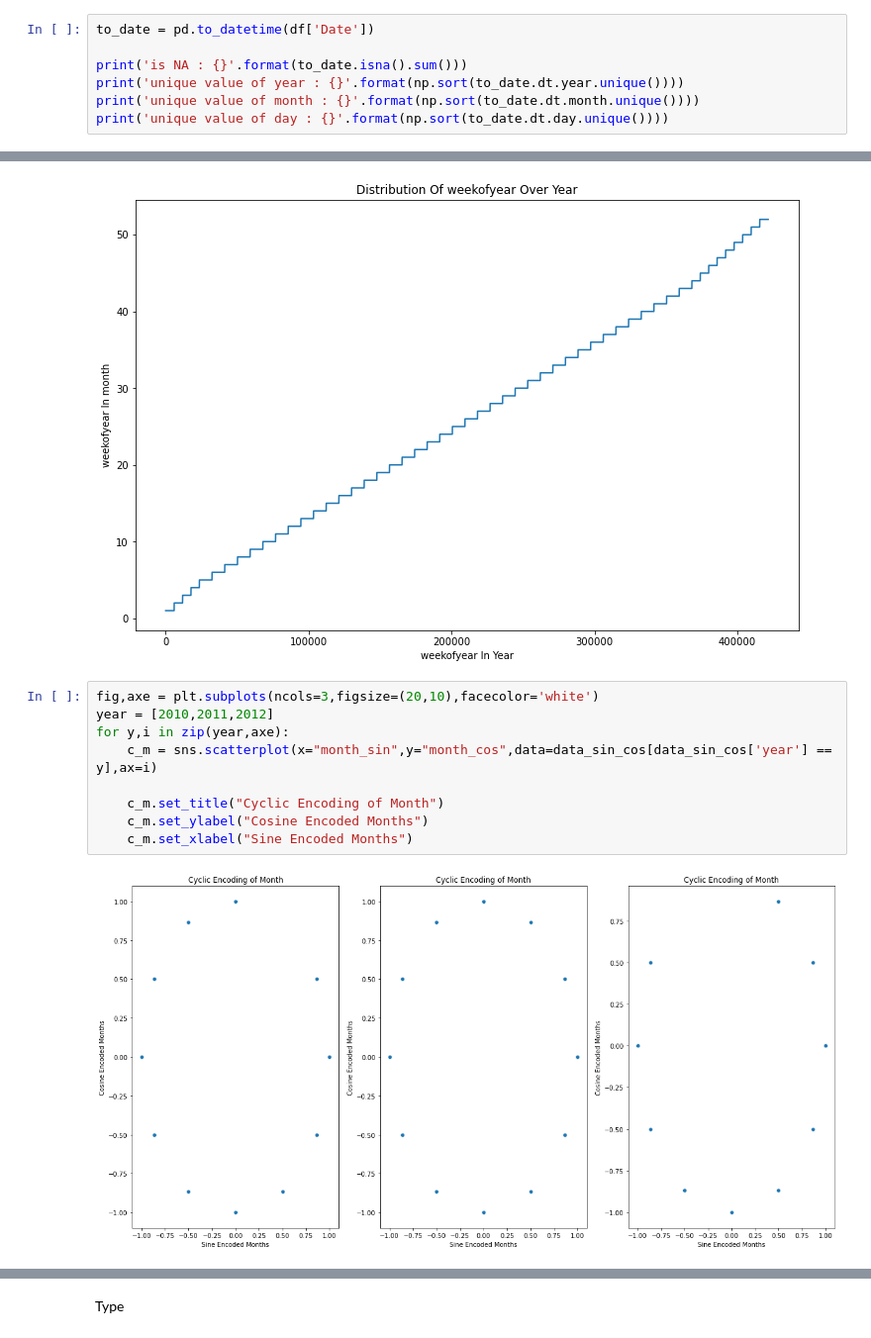
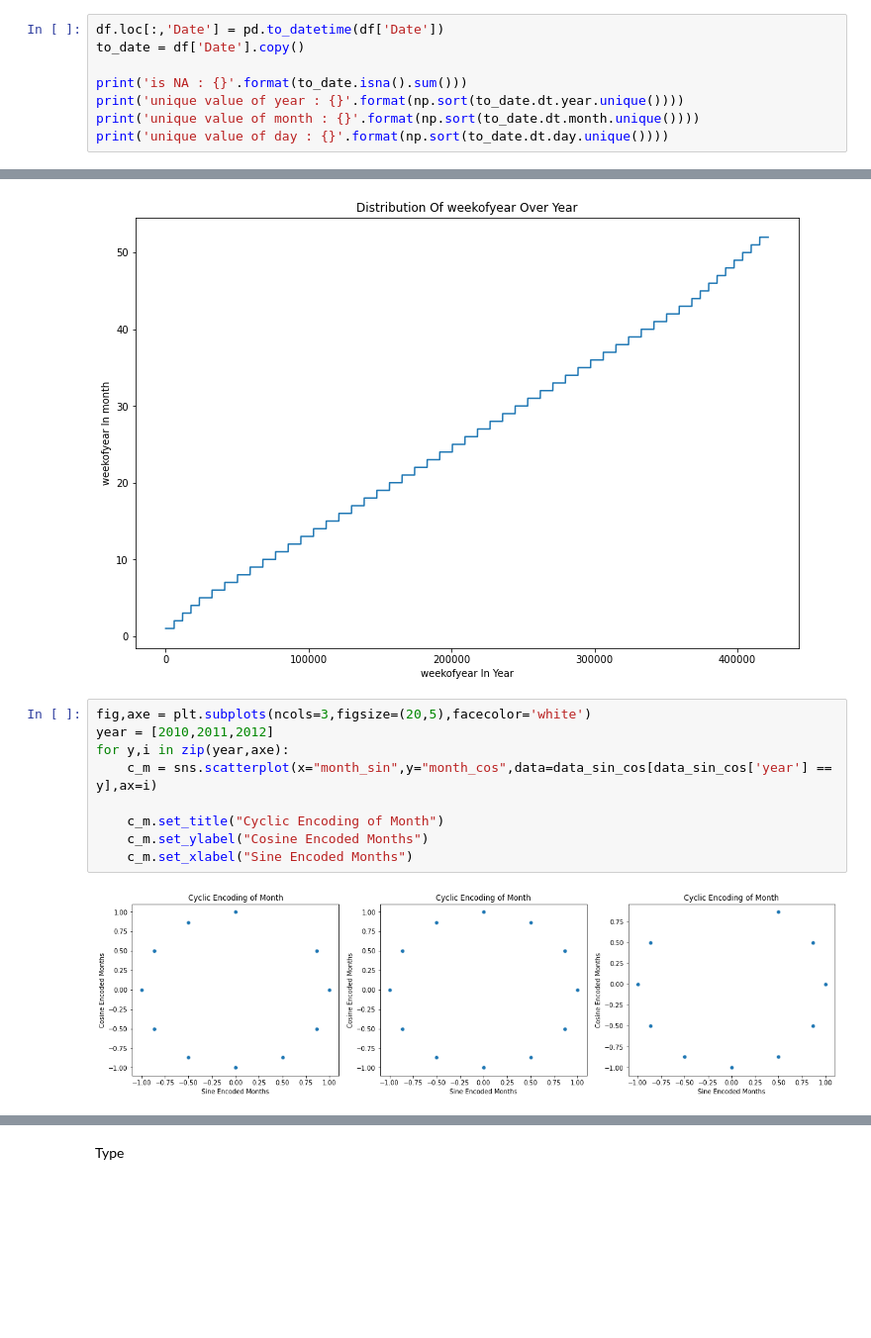
Before and after one commit to tmxkqotnl/project_mini_machine_learning_team_two, a Jupyter notebook: main.ipynb, the cells around one changed output, grey strips where cells are left out. Shown at 99% size. Cells and saved outputs as stored; diff of their text form; blank space fills up the shorter version.

```diff
--- a/main.ipynb
+++ b/main.ipynb
@@ -191,7 +191,8 @@ Date
 # %% [markdown]
 check distribution
 # %%
-to_date = pd.to_datetime(df['Date'])
+df.loc[:,'Date'] = pd.to_datetime(df['Date'])
+to_date = df['Date'].copy()
 
 print('is NA : {}'.format(to_date.isna().sum()))
 print('unique value of year : {}'.format(np.sort(to_date.dt.year.unique())))
@@ -263,13 +264,13 @@ print('False' if is_continuous(subset['weekofyear'].sort_values(ignore_index=Tru
 weekofyear is continuous
 [figure]
 # %%
-fig,axe = plt.subplots(ncols=3,figsize=(20,10),facecolor='white')
+fig,axe = plt.subplots(ncols=3,figsize=(20,5),facecolor='white')
 year = [2010,2011,2012]
 for y,i in zip(year,axe):
     c_m = sns.scatterplot(x="month_sin",y="month_cos",data=data_sin_cos[data_sin_cos['year'] == y],ax=i)
 
     c_m.set_title("Cyclic Encoding of Month")
     c_m.set_ylabel("Cosine Encoded Months")
     c_m.set_xlabel("Sine Encoded Months")
 # %% [output]
-[figure, old version]
+[figure, new version]
```
Also changed, not shown: parts of 9 cells of this notebook.
